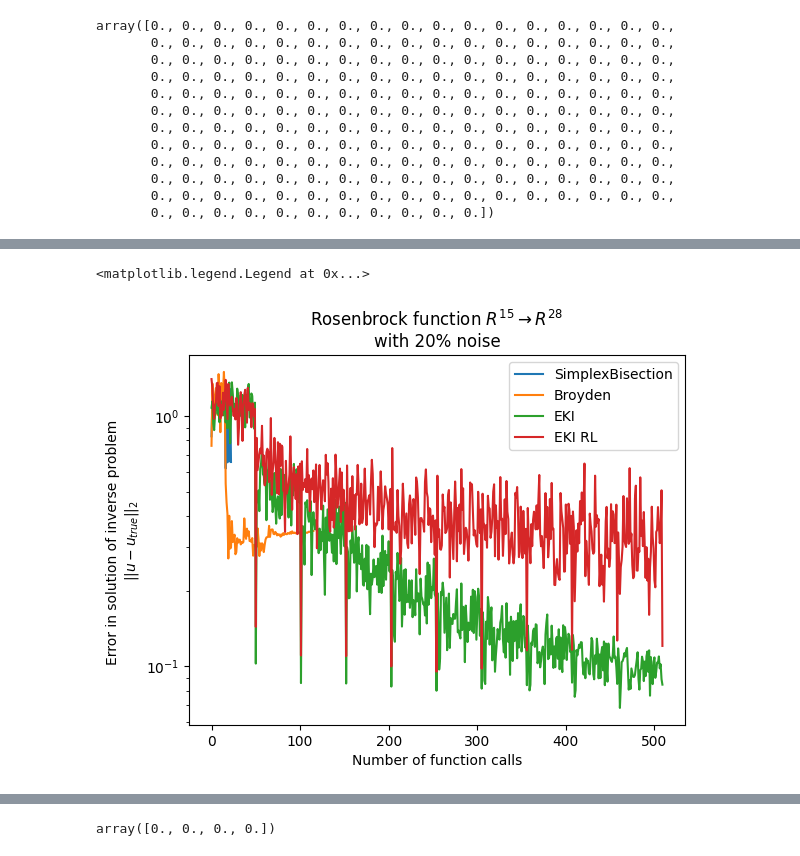
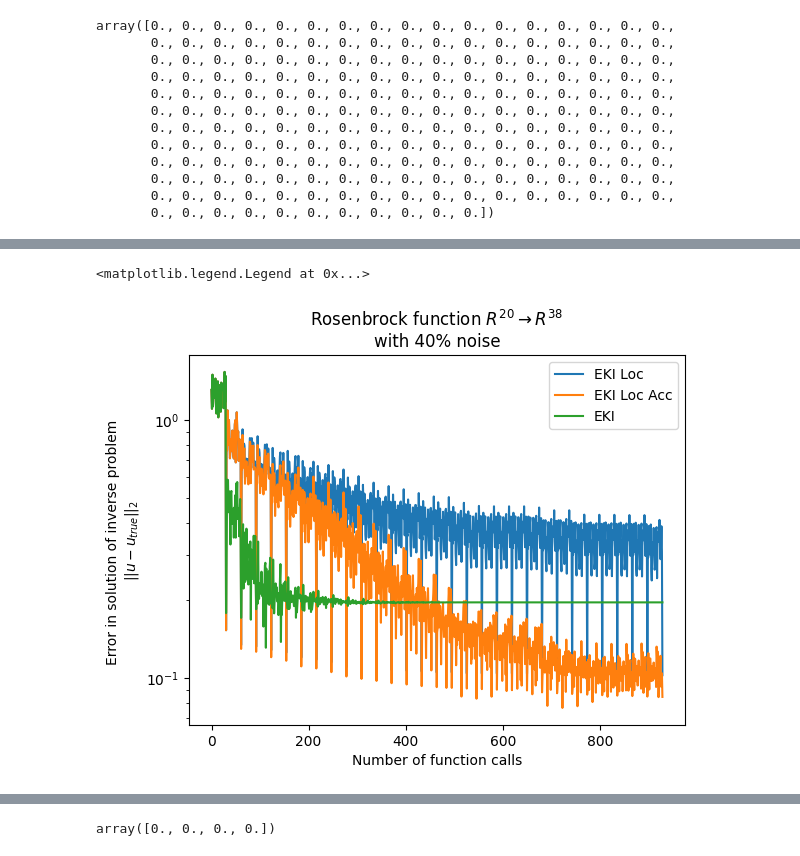
Before and after one commit to m2lines/benchmark-calibration, a Jupyter notebook: notebooks/Benchmark.ipynb, the cells around one changed output, grey strips where cells are left out. Saved outputs shown, nothing was run; the diff lists cells and outputs as text; code cells hidden in the pictures.

```diff
--- a/notebooks/Benchmark.ipynb
+++ b/notebooks/Benchmark.ipynb
@@ -356,7 +450,7 @@ array([0., 0., 0., 0., 0., 0., 0., 0., 0., 0., 0., 0., 0., 0., 0., 0., 0.,
        0., 0., 0., 0., 0., 0., 0., 0., 0., 0., 0., 0., 0., 0., 0., 0., 0.,
        0., 0., 0., 0., 0., 0., 0., 0., 0., 0., 0.])
 # %%
-dimension = 15
+dimension = 20
 f_bisection = RosenbrockND(noise=0.4, seed=14, N=dimension)
 root = Simplex(dimension=dimension, vertices=np.vstack([np.zeros(dimension),np.eye(dimension)])+np.pi/4)
 root, _ = SimplexBisection(f_bisection, max_depth=10, root=root, exploration=True, bisect_parent=True, evaluate_best=True);
@@ -369,2 +463,5 @@ EKI(f_eki, niters=10, ens_size=50, noise=0.4, uniform=True, low=np.zeros(dimensi
+# %%
+f_eki_30 = RosenbrockND(noise=0.4, seed=14, N=dimension)
+_, stats_eki_30 = EKI(f_eki_30, niters=30, ens_size=30, noise=0.4, uniform=True, low=np.zeros(dimension)+0.5, high=np.ones(dimension)+0.5, seed=0);
 # %%
 f_eki_rl = RosenbrockND(noise=0.4, seed=14, N=dimension)
@@ -371,0 +474,5 @@ EKI(f_eki_rl, niters=10, ens_size=50, noise=0.4, uniform=True, low=np.zeros(dime
+# %%
+f_eki_loc = RosenbrockND(noise=0.4, seed=14, N=dimension)
+_, stats_eki_loc = EKI(f_eki_loc, y= np.zeros(dimension*2-2), niters=30, ens_size=30, noise=0.4, uniform=True, low=np.zeros(dimension)+0.5, high=np.ones(dimension)+0.5, seed=0,
+   julia_backend=True,
+   localization_method = "EnsembleKalmanProcesses.Localizers.SECNice()");
@@ -371,0 +503,6 @@ EKI(f_eki_rl, niters=10, ens_size=50, noise=0.4, uniform=True, low=np.zeros(dime
+# %%
+f_eki_loc_acc = RosenbrockND(noise=0.4, seed=14, N=dimension)
+_, stats_eki_loc_acc = EKI(f_eki_loc_acc, y= np.zeros(dimension*2-2), niters=30, ens_size=30, noise=0.4, uniform=True, low=np.zeros(dimension)+0.5, high=np.ones(dimension)+0.5, seed=0,
+   julia_backend=True,
+   localization_method = "EnsembleKalmanProcesses.Localizers.SECNice()",
+   accelerator = "NesterovAccelerator()");
@@ -372,13 +548,20 @@ EKI(f_eki_rl, niters=10, ens_size=50, noise=0.4, uniform=True, low=np.zeros(dime
 # %%
-plt.plot(f_bisection.errors, label='SimplexBisection')
-plt.plot(f_broyden.errors, label='Broyden')
-plt.plot(f_eki.errors, label='EKI')
-plt.plot(f_eki_rl.errors, label='EKI RL')
+#plt.plot(f_bisection.errors, label='SimplexBisection')
+#plt.plot(f_broyden.errors, label='Broyden')
+plt.plot(f_eki_loc.errors, label='EKI Loc')
+#plt.plot(f_eki_rl.errors, label='EKI RL')
+#plt.plot(f_eki_acc.errors, label='EKI Acc')
+#plt.plot(f_eki_msf.errors, label='EKI Msf')
+#plt.plot(f_eki_msf_loc.errors, label='EKI Msf Loc')
+#plt.plot(f_eki_msf_acc.errors, label='EKI Msf Acc')
+plt.plot(f_eki_loc_acc.errors, label='EKI Loc Acc')
+
+plt.plot(f_eki_30.errors, label='EKI')
 plt.yscale('log')
 plt.xlabel('Number of function calls')
 plt.ylabel('Error in solution of inverse problem \n$||u-u_{true}||_2$')
-plt.title('Rosenbrock function $R^{15} \\to R^{28}$ \nwith 20% noise')
-plt.legend()
+plt.title('Rosenbrock function $R^{20} \\to R^{38}$ \nwith 40% noise')
+plt.legend(bbox_to_anchor=(1,1))
 # %% [output]
 <matplotlib.legend.Legend at 0x...>
-[figure, old version]
+[figure, new version]
```
Also changed, not shown: parts of 30 cells of this notebook, 1 other file.
